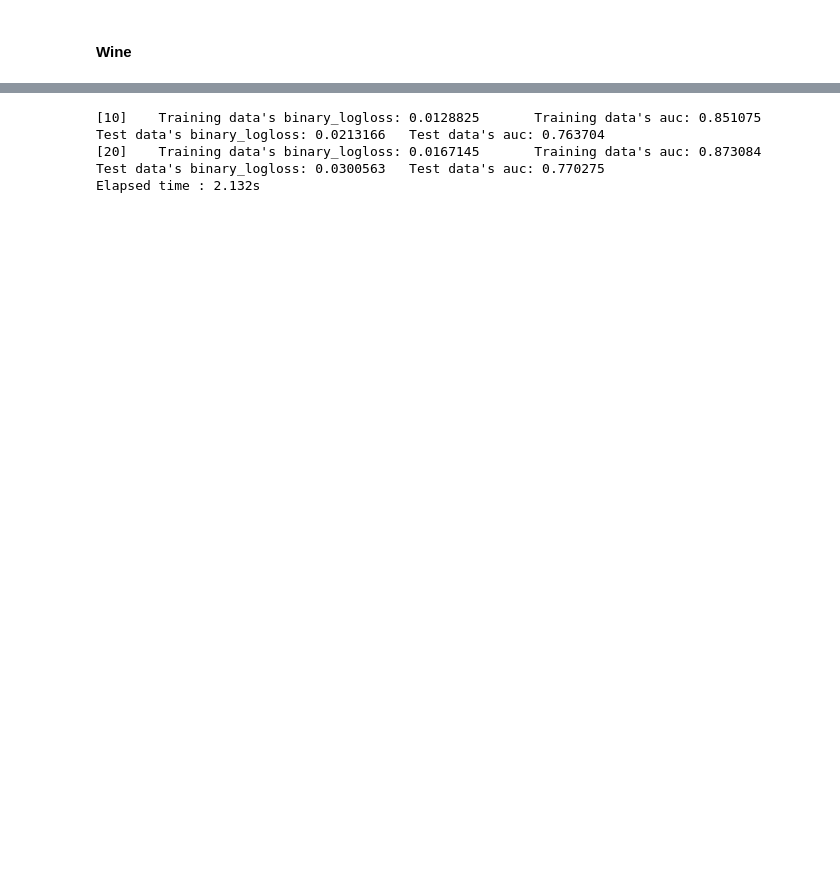
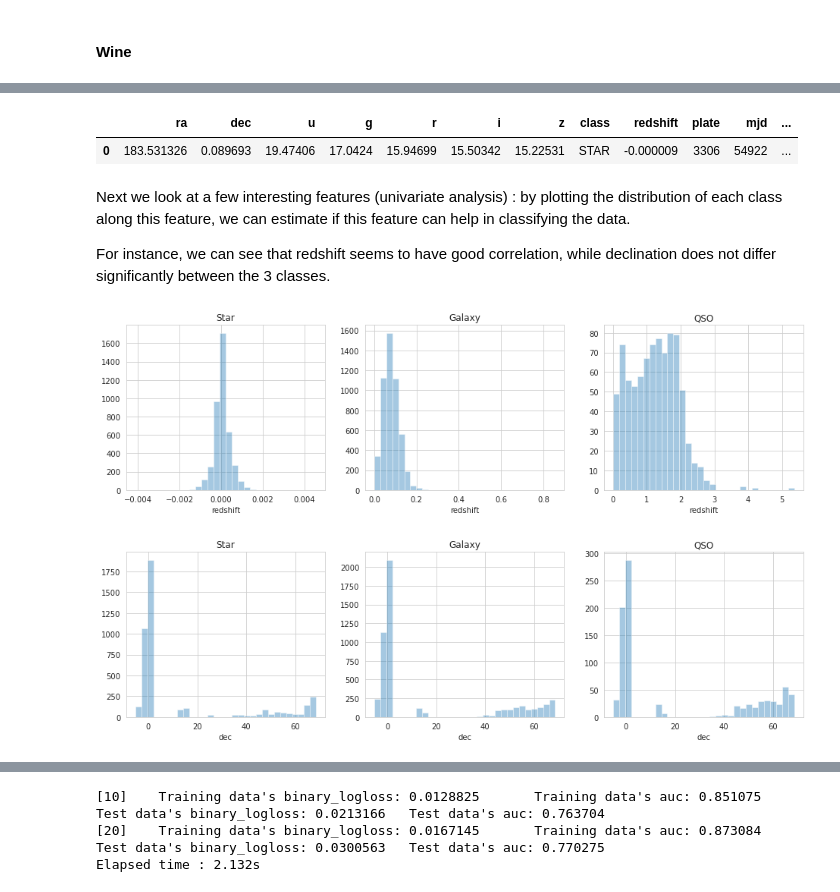
Before and after one commit to cdrutinus/LightGBM, a Jupyter notebook: Cours LightGBM.ipynb, the cells around one changed output, grey strips where cells are left out. Cells and saved outputs as stored; diff of their text form; code cells hidden in the pictures; blank space fills up the shorter version.

```diff
--- a/Cours LightGBM.ipynb
+++ b/Cours LightGBM.ipynb
@@ -296,0 +272,3 @@ dataframe.head()
+# %%
+sdss_df = pd.read_csv('./data/Skyserver_SQL2_27_2018 6_51_39 PM.csv', skiprows=1)
+sdss_df.head()
@@ -296,0 +293,29 @@ dataframe.head()
+# %%
+sdss_df.drop(['objid', 'run', 'rerun', 'camcol', 'field', 'specobjid'], axis=1, inplace=True)
+sdss_df.head(1)
+# %% [output]
+|  | ra | dec | u | g | r | i | z | class | redshift | plate | mjd | ... |
+| 0 | 183.531326 | 0.089693 | 19.47406 | 17.0424 | 15.94699 | 15.50342 | 15.22531 | STAR | -0.000009 | 3306 | 54922 | ... |
+# %% [markdown]
+Next we look at a few interesting features (univariate analysis) : by plotting the distribution of each class along this feature, we can estimate if this feature can help in classifying the data.
+
+For instance, we can see that redshift seems to have good correlation, while declination does not differ significantly between the 3 classes.
+# %%
+fig, axes = plt.subplots(nrows=1, ncols=3,figsize=(16, 4))
+ax = sns.distplot(sdss_df[sdss_df['class']=='STAR'].redshift, bins = 30, ax = axes[0], kde = False)
+ax.set_title('Star')
+ax = sns.distplot(sdss_df[sdss_df['class']=='GALAXY'].redshift, bins = 30, ax = axes[1], kde = False)
+ax.set_title('Galaxy')
+ax = sns.distplot(sdss_df[sdss_df['class']=='QSO'].redshift, bins = 30, ax = axes[2], kde = False)
+ax = ax.set_title('QSO')
+
+fig, axes = plt.subplots(nrows=1, ncols=3,figsize=(16, 4))
+ax = sns.distplot(sdss_df[sdss_df['class']=='STAR'].dec, bins = 30, ax = axes[0], kde = False)
+ax.set_title('Star')
+ax = sns.distplot(sdss_df[sdss_df['class']=='GALAXY'].dec, bins = 30, ax = axes[1], kde = False)
+ax.set_title('Galaxy')
+ax = sns.distplot(sdss_df[sdss_df['class']=='QSO'].dec, bins = 30, ax = axes[2], kde = False)
+ax = ax.set_title('QSO')
+# %% [output]
+[figure, added]
+[figure, added]
```
Also changed, not shown: parts of 23 cells of this notebook.
